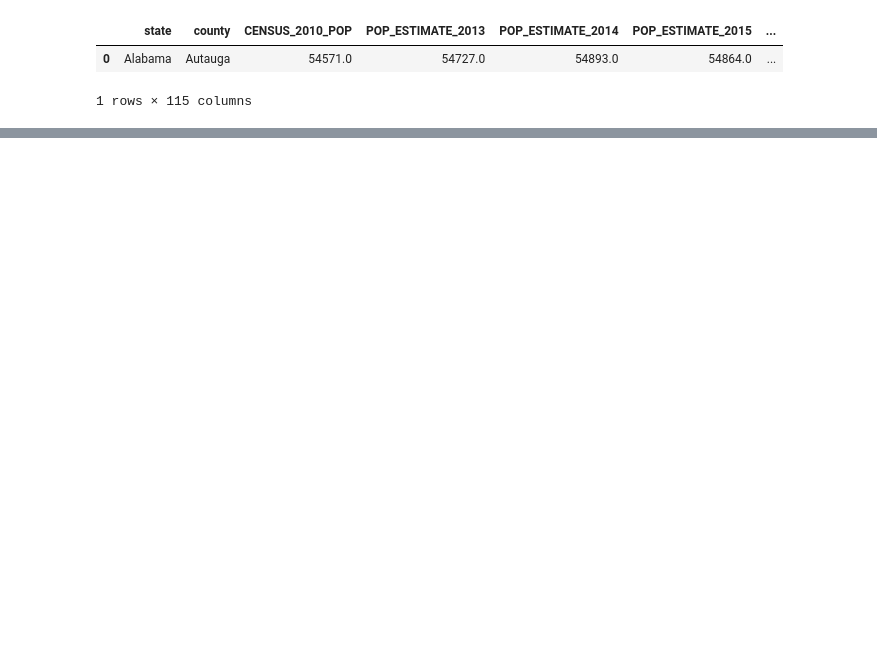
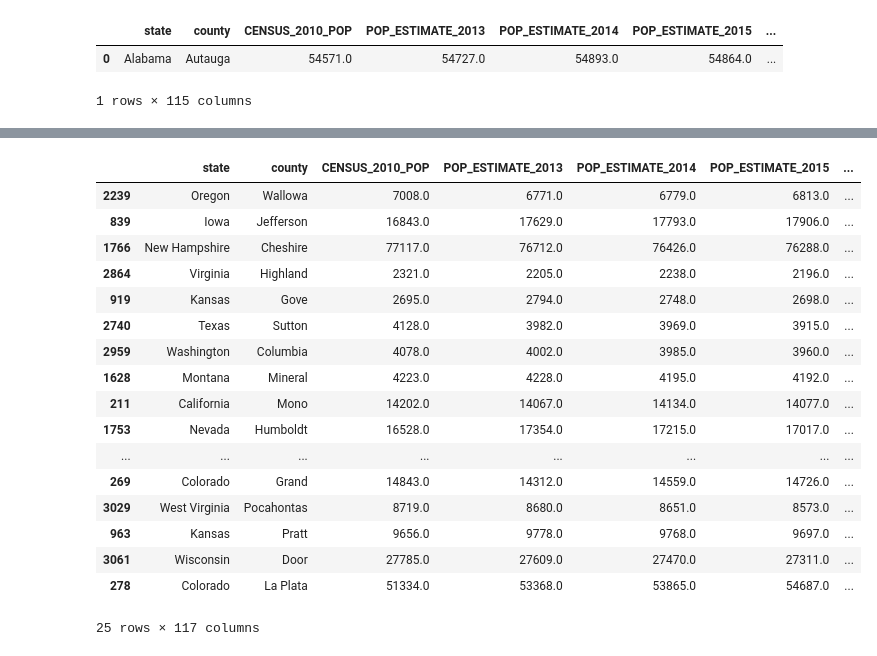
Before and after one commit to ChrxsCrxss/DS4A-Capstone, a Jupyter notebook: notebooks/sandbox/Population_EDA.ipynb, the cells around one changed output, grey strips where cells are left out. Saved outputs shown, nothing was run; the diff lists cells and outputs as text; code cells hidden in the pictures; blank space fills up the shorter version.

```diff
--- a/notebooks/sandbox/Population_EDA.ipynb
+++ b/notebooks/sandbox/Population_EDA.ipynb
@@ -75,0 +42,25 @@ Text(0, 0.5, 'Number of Venues')
+# %%
+# We should also determine the venues per 10,000
+df_pop_venue['VENUE_PER_10K'] = df_pop_venue.num_venues / (df_pop_venue.POP_ESTIMATE_2019/10000)
+
+df_pop_venue.sort_values(by='VENUE_PER_10K', ascending=False)[0:25]
+#pop_venue['VENUE_PER_CAPITA'].plot.box()
+# %% [output]
+|  | state | county | CENSUS_2010_POP | POP_ESTIMATE_2013 | POP_ESTIMATE_2014 | POP_ESTIMATE_2015 | ... |
+| 2239 | Oregon | Wallowa | 7008.0 | 6771.0 | 6779.0 | 6813.0 | ... |
+| 839 | Iowa | Jefferson | 16843.0 | 17629.0 | 17793.0 | 17906.0 | ... |
+| 1766 | New Hampshire | Cheshire | 77117.0 | 76712.0 | 76426.0 | 76288.0 | ... |
+| 2864 | Virginia | Highland | 2321.0 | 2205.0 | 2238.0 | 2196.0 | ... |
+| 919 | Kansas | Gove | 2695.0 | 2794.0 | 2748.0 | 2698.0 | ... |
+| 2740 | Texas | Sutton | 4128.0 | 3982.0 | 3969.0 | 3915.0 | ... |
+| 2959 | Washington | Columbia | 4078.0 | 4002.0 | 3985.0 | 3960.0 | ... |
+| 1628 | Montana | Mineral | 4223.0 | 4228.0 | 4195.0 | 4192.0 | ... |
+| 211 | California | Mono | 14202.0 | 14067.0 | 14134.0 | 14077.0 | ... |
+| 1753 | Nevada | Humboldt | 16528.0 | 17354.0 | 17215.0 | 17017.0 | ... |
+| ... | ... | ... | ... | ... | ... | ... | ... |
+| 269 | Colorado | Grand | 14843.0 | 14312.0 | 14559.0 | 14726.0 | ... |
+| 3029 | West Virginia | Pocahontas | 8719.0 | 8680.0 | 8651.0 | 8573.0 | ... |
+| 963 | Kansas | Pratt | 9656.0 | 9778.0 | 9768.0 | 9697.0 | ... |
+| 3061 | Wisconsin | Door | 27785.0 | 27609.0 | 27470.0 | 27311.0 | ... |
+| 278 | Colorado | La Plata | 51334.0 | 53368.0 | 53865.0 | 54687.0 | ... |
+25 rows × 117 columns
```
Also changed, not shown: parts of 17 cells of this notebook, 6 other files.
